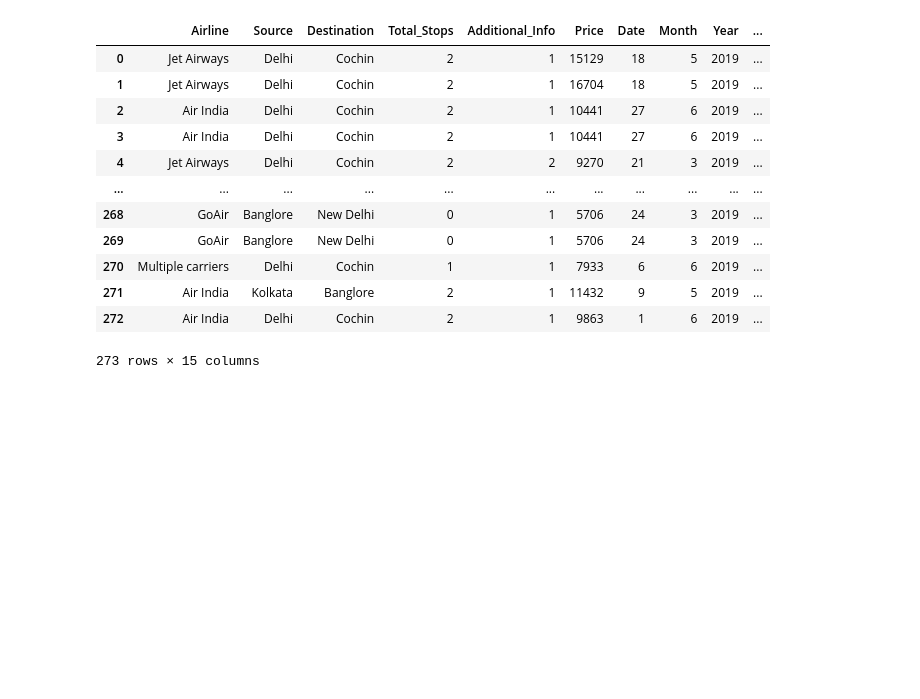
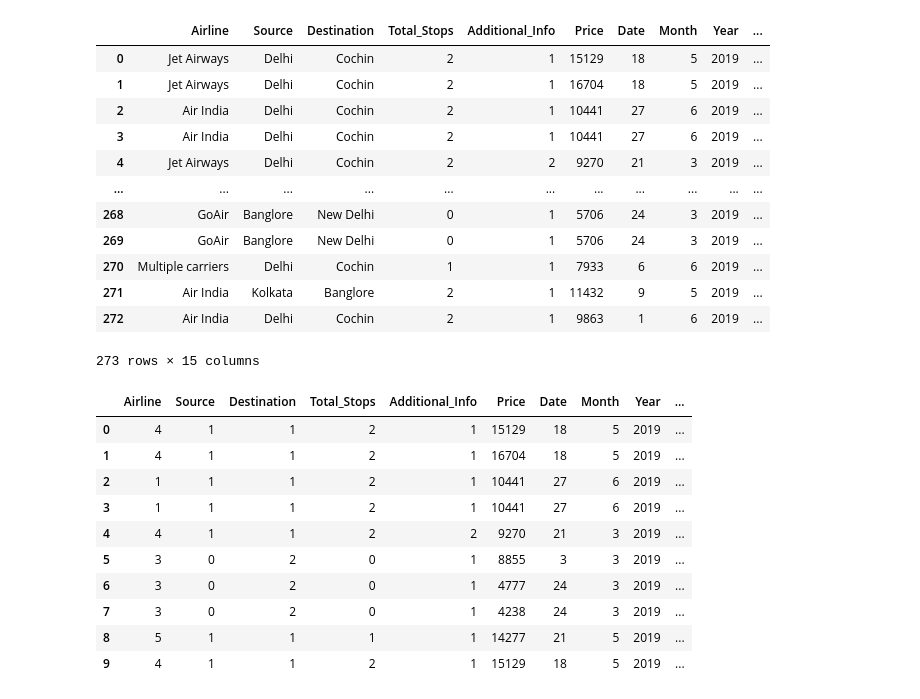
Before and after one commit to vinaygandla/python, a Jupyter notebook: eda-fg-flight-data.ipynb, the cells around one changed output. Drawn from its saved outputs; the diff is of its cells as text; code cells hidden in the pictures; blank space fills up the shorter version.

```diff
--- a/eda-fg-flight-data.ipynb
+++ b/eda-fg-flight-data.ipynb
@@ -372,0 +380,14 @@ final_df
+# %%
+final_df.head(10)
+# %% [output]
+|  | Airline | Source | Destination | Total_Stops | Additional_Info | Price | Date | Month | Year | ... |
+| 0 | 4 | 1 | 1 | 2 | 1 | 15129 | 18 | 5 | 2019 | ... |
+| 1 | 4 | 1 | 1 | 2 | 1 | 16704 | 18 | 5 | 2019 | ... |
+| 2 | 1 | 1 | 1 | 2 | 1 | 10441 | 27 | 6 | 2019 | ... |
+| 3 | 1 | 1 | 1 | 2 | 1 | 10441 | 27 | 6 | 2019 | ... |
+| 4 | 4 | 1 | 1 | 2 | 2 | 9270 | 21 | 3 | 2019 | ... |
+| 5 | 3 | 0 | 2 | 0 | 1 | 8855 | 3 | 3 | 2019 | ... |
+| 6 | 3 | 0 | 2 | 0 | 1 | 4777 | 24 | 3 | 2019 | ... |
+| 7 | 3 | 0 | 2 | 0 | 1 | 4238 | 24 | 3 | 2019 | ... |
+| 8 | 5 | 1 | 1 | 1 | 1 | 14277 | 21 | 5 | 2019 | ... |
+| 9 | 4 | 1 | 1 | 2 | 1 | 15129 | 18 | 5 | 2019 | ... |
```
Also changed, not shown: parts of 7 cells of this notebook.
